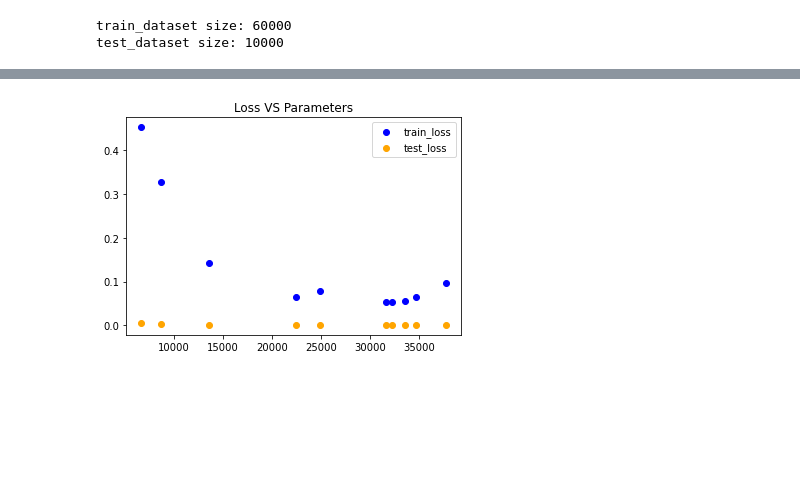
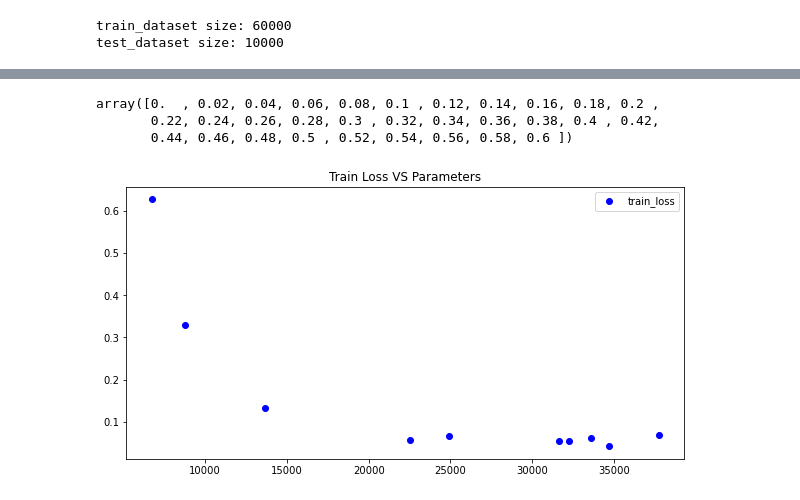
Before and after one commit to DineshchandarR/CPSC-8430-Deep-Learning-001, a Jupyter notebook: HW1/HW1.3_No_of_ParamVSGenP0.ipynb, the cells around one changed output, grey strips where cells are left out. Drawn from its saved outputs; the diff is of its cells as text; code cells hidden in the pictures; blank space fills up the shorter version.

```diff
--- a/HW1/HW1.3_No_of_ParamVSGenP0.ipynb
+++ b/HW1/HW1.3_No_of_ParamVSGenP0.ipynb
@@ -535,10 +535,22 @@ model_Tparams = [m1_TotalPrams,m2_TotalPrams,m3_TotalPrams,
 model_Testloss = [M1testLoss,M2testLoss,M3testLoss,M4testLoss,M5testLoss,
                   M6testLoss,M7testLoss,M8testLoss,M9testLoss,M10testLoss
                 ]
-plt.scatter(model_Tparams,model_TrainLoss,color="blue")
-plt.scatter(model_Tparams,model_Testloss,color="orange")
-plt.legend(['train_loss','test_loss'])
-plt.title('Loss VS Parameters')
-plt.show()
-# %% [output]
-[figure, removed]
+# %%
+np.linspace(0.0,0.6,31)
+# %% [output]
+array([0.  , 0.02, 0.04, 0.06, 0.08, 0.1 , 0.12, 0.14, 0.16, 0.18, 0.2 ,
+       0.22, 0.24, 0.26, 0.28, 0.3 , 0.32, 0.34, 0.36, 0.38, 0.4 , 0.42,
+       0.44, 0.46, 0.48, 0.5 , 0.52, 0.54, 0.56, 0.58, 0.6 ])
+# %%
+#TrainLoss Vs Param plot
+f = plt.figure()
+f.set_figwidth(10)
+f.set_figheight(5)
+plt.scatter(model_Tparams,model_TrainLoss,color="blue")
+#plt.scatter(model_Tparams,model_Testloss,color="orange")
+#plt.yticks(np.array(np.linspace(0.0,0.6,10)),model_Tparams)
+plt.legend(['train_loss','test_loss'])
+plt.title('Train Loss VS Parameters')
+plt.show()
+# %% [output]
+[figure, added]
```
Also changed, not shown: parts of 6 cells of this notebook, 1 other file.
